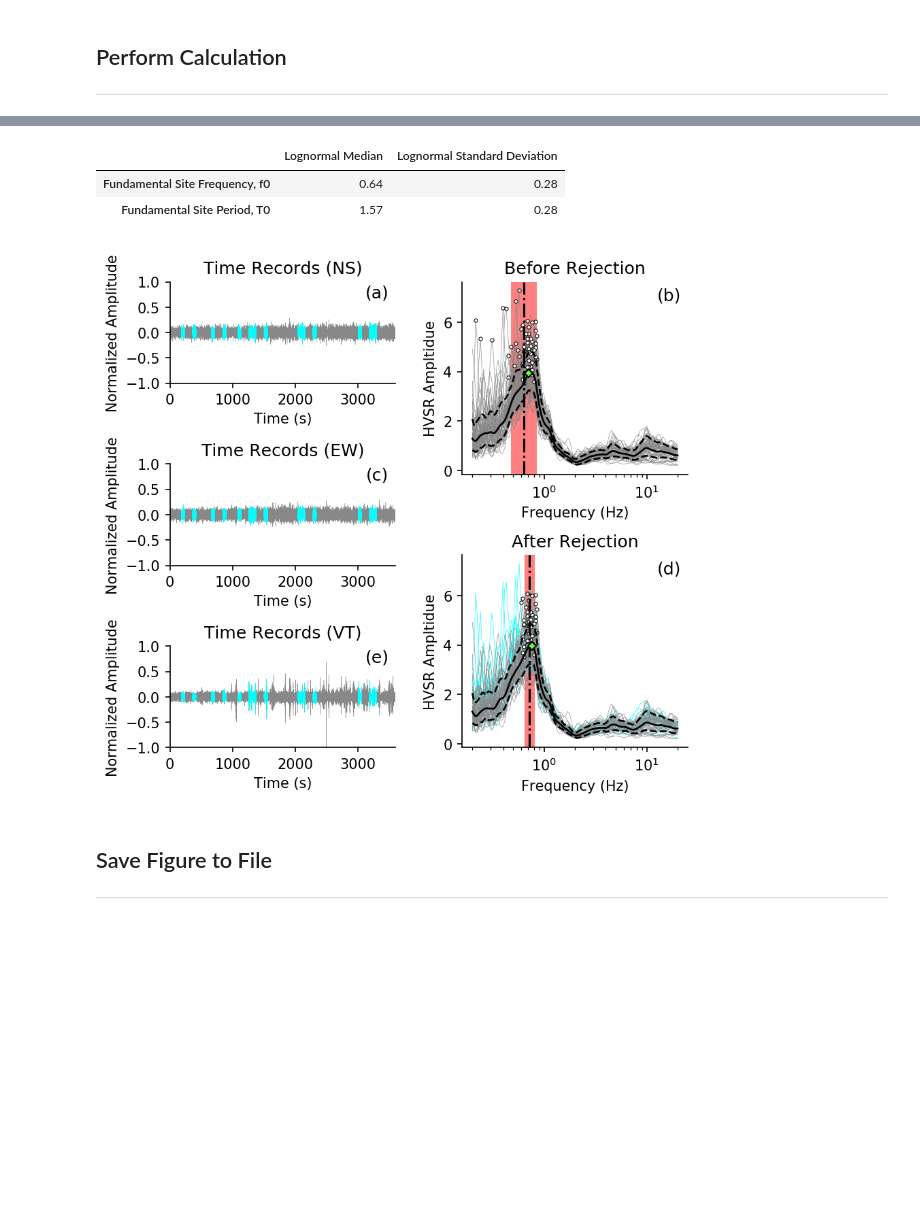
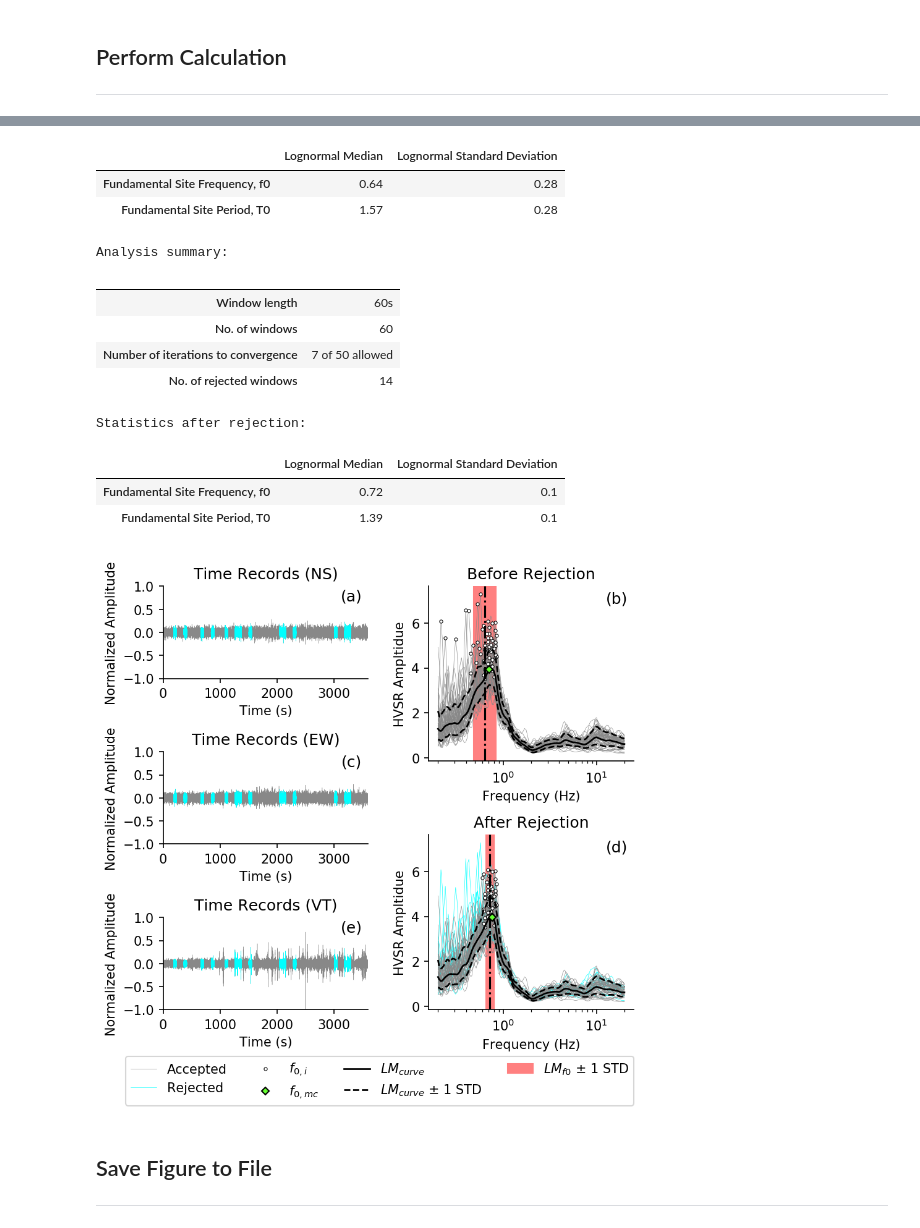
Before and after one commit to jpvantassel/hvsrpy, a Jupyter notebook: examples/simple_hvsrpy_interface.ipynb, the cells around one changed output, grey strips where cells are left out. Saved outputs shown, nothing was run; the diff lists cells and outputs as text; code cells hidden in the pictures; blank space fills up the shorter version.

```diff
--- a/examples/simple_hvsrpy_interface.ipynb
+++ b/examples/simple_hvsrpy_interface.ipynb
@@ -203,10 +203,10 @@ for ax, title in zip([ax3, ax4], ["Before Rejection", "After Rejection"]):
             hv.print_stats(distribution_f0)
             c_iter = hv.reject_windows(n, max_iterations=n_iteration,
                                        distribution_f0=distribution_f0, distribution_mc=distribution_mc)
-        elif title=="After rejection":
+        elif title=="After Rejection":
             fig.legend(ncol=4, loc='lower center', bbox_to_anchor=(0.51, 0), columnspacing=2)
 
-            print("\nAnalysis Summary:")
+            print("\nAnalysis summary:")
             display(pd.DataFrame(columns=[""], index=["Window length", "No. of windows", "Number of iterations to convergence", "No. of rejected windows"],
                          data=[f"{windowlength}s", str(sensor.ns.n_windows), f"{c_iter} of {n_iteration} allowed", str(len(hv.rejected_window_indices))]))
             print("\nStatistics after rejection:")
@@ -251,9 +251,19 @@ Elapsed Time: 1.40 seconds
 
 Statistics before rejection:
 |  | Lognormal Median | Lognormal Standard Deviation |
 | Fundamental Site Frequency, f0 | 0.64 | 0.28 |
 | Fundamental Site Period, T0 | 1.57 | 0.28 |
+Analysis summary:
+|  |  |
+| Window length | 60s |
+| No. of windows | 60 |
+| Number of iterations to convergence | 7 of 50 allowed |
+| No. of rejected windows | 14 |
+Statistics after rejection:
+|  | Lognormal Median | Lognormal Standard Deviation |
+| Fundamental Site Frequency, f0 | 0.72 | 0.1 |
+| Fundamental Site Period, T0 | 1.39 | 0.1 |
-[figure, old version]
+[figure, new version]
 # %% [markdown]
 ## Save Figure to File
 ---
```
Also changed, not shown: parts of 1 cell of this notebook, 1 other file.
